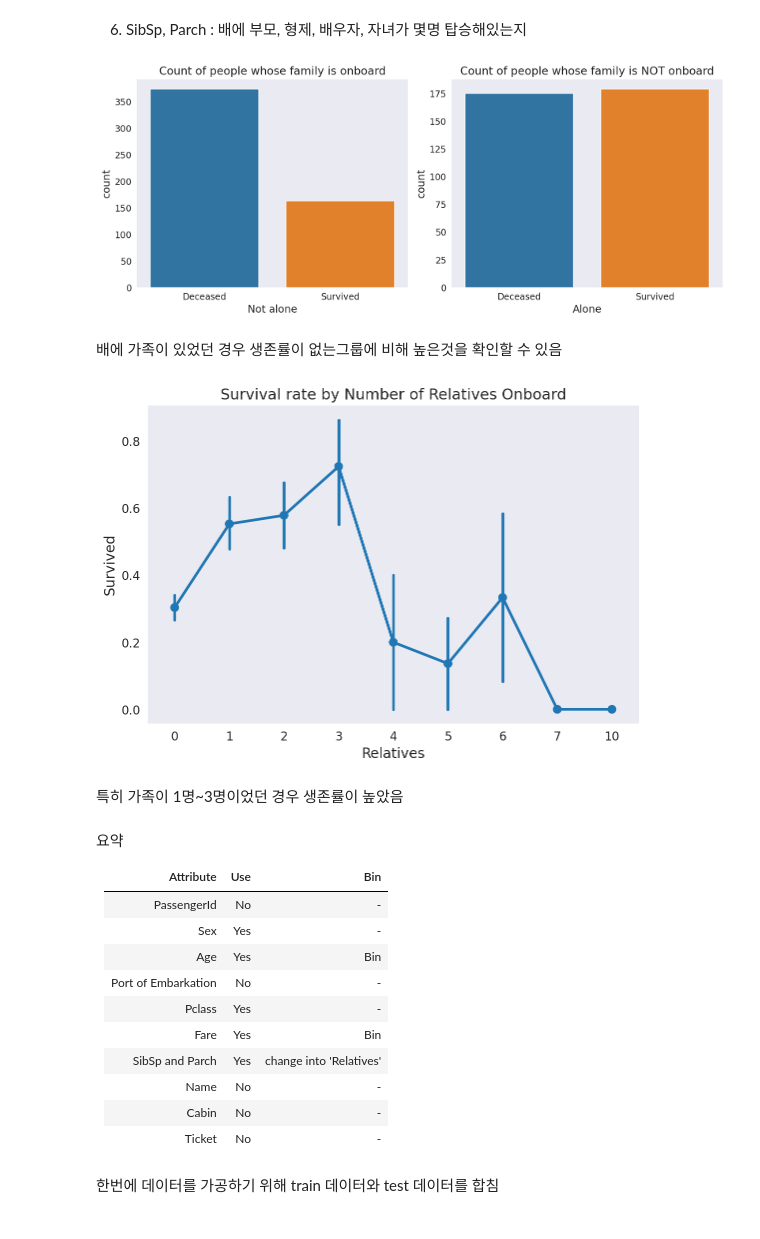
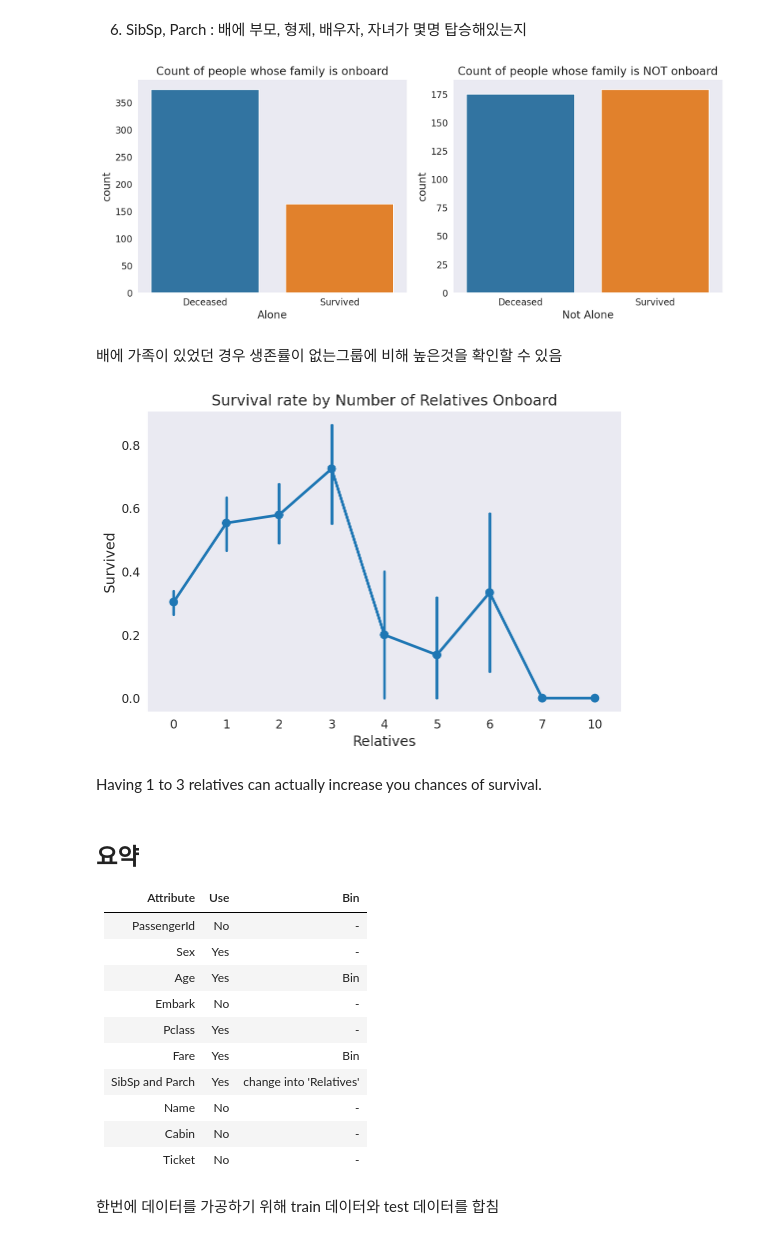
Before and after one commit to SangwooPark-Sean/Dolearn-TitanicML, a Jupyter notebook: for-presentation.ipynb, the cells around one changed output. Drawn from its saved outputs; the diff is of its cells as text; code cells hidden in the pictures.

```diff
--- a/for-presentation.ipynb
+++ b/for-presentation.ipynb
@@ -11,13 +11,16 @@ import matplotlib.pyplot as plt
 %config InlineBackend.figure_format = 'retina'
 
 import seaborn as sns
+sns.set_style('dark')
 
-from sklearn.preprocessing import LabelEncoder
-from sklearn.model_selection import cross_val_score, cross_val_predict
+from sklearn.preprocessing import OneHotEncoder, LabelEncoder, StandardScaler
+from sklearn.model_selection import cross_val_score, cross_val_predict, GridSearchCV
 
 from sklearn.tree import DecisionTreeClassifier
 from sklearn.ensemble import RandomForestClassifier
 from sklearn.svm import SVC
 from sklearn.naive_bayes import GaussianNB
+
+from sklearn.metrics import accuracy_score, confusion_matrix, precision_score, recall_score, f1_score
 # %% [output]
 Libraries Loaded!
@@ -257,24 +242,24 @@ train_df[['Fare_Bin', 'Survived']].groupby(['Fare_Bin']).mean()
 # %%
 alone = train_df[(train_df['SibSp'] == 0) & (train_df['Parch'] == 0)]
 not_alone = train_df[(train_df['SibSp'] != 0) | (train_df['Parch'] != 0)]
 
 fig, (ax1, ax2) = plt.subplots(1, 2, figsize = (12, 5))
 
 sns.countplot(x = 'Survived', data = alone, ax = ax1)
 ax1.set_title('Count of people whose family is onboard')
-ax1.set_xlabel('Not alone')
+ax1.set_xlabel('Alone')
 ax1.set_xticklabels(['Deceased', 'Survived'])
 ax1.set_ylabel('count')
 
 sns.countplot(x = 'Survived', data = not_alone, ax = ax2)
 ax2.set_title('Count of people whose family is NOT onboard')
-ax2.set_xlabel('Alone')
+ax2.set_xlabel('Not Alone')
 ax2.set_xticklabels(['Deceased', 'Survived'])
 ax2.set_ylabel('count')
 
 plt.tight_layout();
 # %% [output]
-[figure, old version]
+[figure, new version]
 # %% [markdown]
 배에 가족이 있었던 경우 생존률이 없는그룹에 비해 높은것을 확인할 수 있음
 # %%
@@ -283,11 +268,11 @@ train_df['Relatives'] = train_df['SibSp'] + train_df['Parch']
 sns.factorplot('Relatives', 'Survived', data = train_df, aspect = 1.5)
 plt.title('Survival rate by Number of Relatives Onboard');
 # %% [output]
-[figure, old version]
+[figure, new version]
-# %% [markdown]
-특히 가족이 1명~3명이었던 경우 생존률이 높았음
+# %% [markdown]
+Having 1 to 3 relatives can actually increase you chances of survival.
 # %% [markdown]
-요약
+## 요약
 
 
 |      Attribute      |    Use    |            Bin              |
@@ -295,7 +280,7 @@ plt.title('Survival rate by Number of Relatives Onboard');
 |     PassengerId     |     No    |              -              |
 |         Sex         |    Yes    |              -              |
 |         Age         |    Yes    |        Bin                  |
-| Port of Embarkation |     No    |              -              |
+|        Embark       |     No    |              -              |
 |        Pclass       |    Yes    |              -              |
 |         Fare        |    Yes    |        Bin                  |
 |   SibSp and Parch   |    Yes    |     change into 'Relatives' |
```
Also changed, not shown: parts of 6 cells of this notebook.
